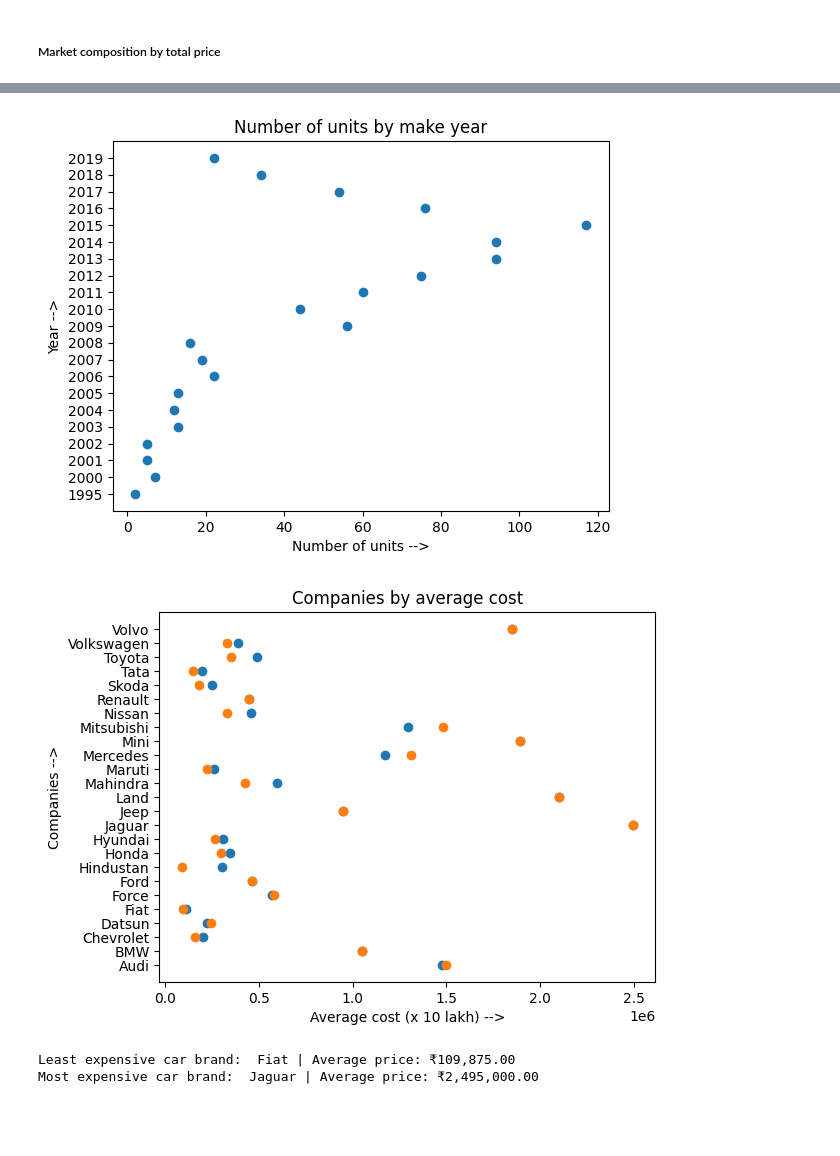
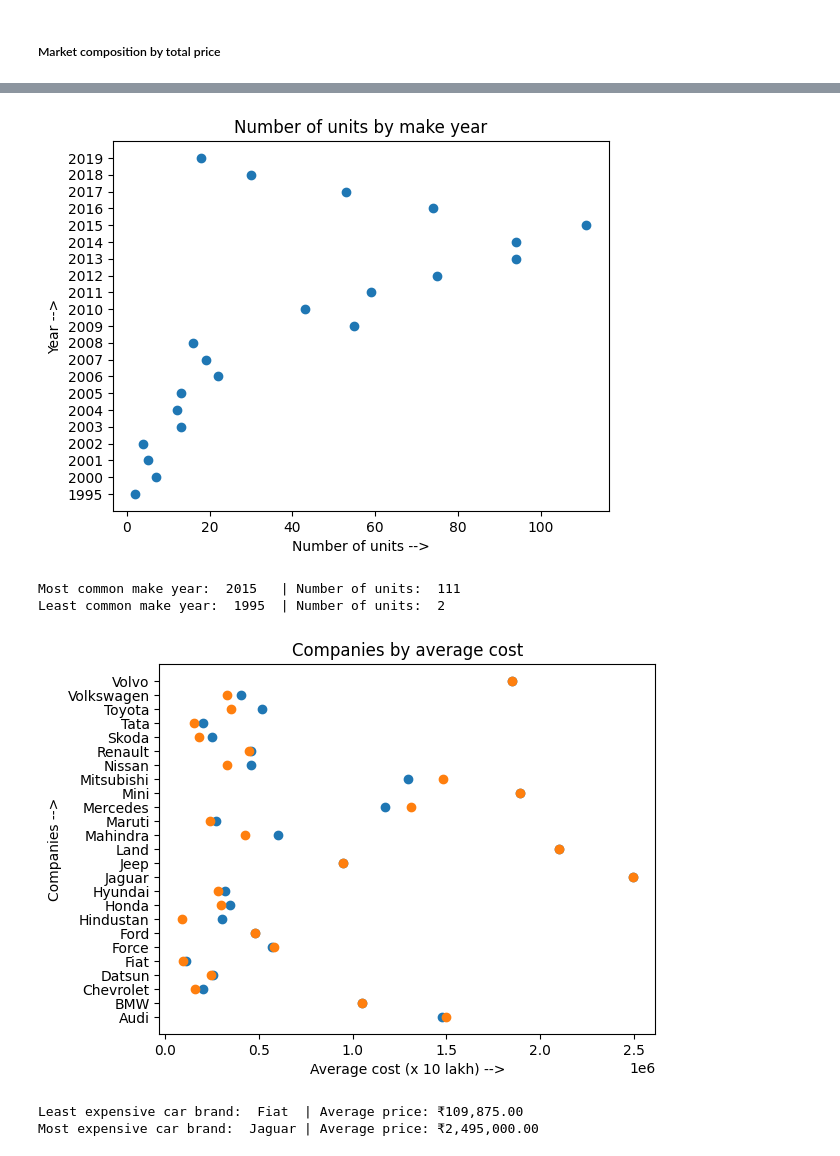
Before and after one commit to rahulsm20/car-data, a Jupyter notebook: analysis.ipynb, the cells around one changed output, grey strips where cells are left out. Cells and saved outputs as stored; diff of their text form; code cells hidden in the pictures; blank space fills up the shorter version.

```diff
--- a/analysis.ipynb
+++ b/analysis.ipynb
@@ -51,6 +52,12 @@ df['Company name']=df['Company name'].str.replace('TATA','Tata')
 df['Company name']=df['Company name'].str.replace('Tara','Tata')
 df['Company name']=df['Company name'].str.replace('MARUTI','Maruti')
 df['Company name']=df['Company name'].str.replace('Swift','Maruti')
+# %%
+for i in df['Price']:
+    if i==0:
+        df=df.drop(df[df['Price']==i].index)
+# %%
+df=df.drop(df[df['Name of car']=='Mahindra XUV500 W6'].index)
 # %%
 companyList=df.groupby('Company name')['Name of car'].count()
 # %%
@@ -116,11 +121,21 @@ year_keys_array=str(year_keys_array)
 # %%
 plt.scatter(years.values,years.keys())
 plt.title('Number of units by make year')
 plt.xlabel('Number of units -->')
 plt.ylabel('Year -->')
 plt.show()
+for i in df['Year']:
+    if years[i]==max(years):
+        print('Most common make year: ',i,'  | Number of units: ',years[i])
+        break
+for i in df['Year']:
+    if years[i]==min(years):
+        print('Least common make year: ',i,' | Number of units: ',years[i])
+        break
 # %% [output]
-[figure, old version]
+[figure, new version]
+Most common make year:  2015   | Number of units:  111
+Least common make year:  1995  | Number of units:  2
 # %%
 mean_scatter_data=df.groupby('Company name')['Price'].mean()
 median_scatter_data=df.groupby('Company name')['Price'].median()
@@ -132,7 +147,7 @@ plt.xlabel('Average cost (x 10 lakh) -->')
 plt.ylabel('Companies -->')
 plt.show()
 # %% [output]
-[figure, old version]
+[figure, new version]
 # %%
 for i in mean_scatter_data.keys():
     if mean_scatter_data[i]==max(mean_scatter_data):
```
Also changed, not shown: parts of 15 cells of this notebook.
